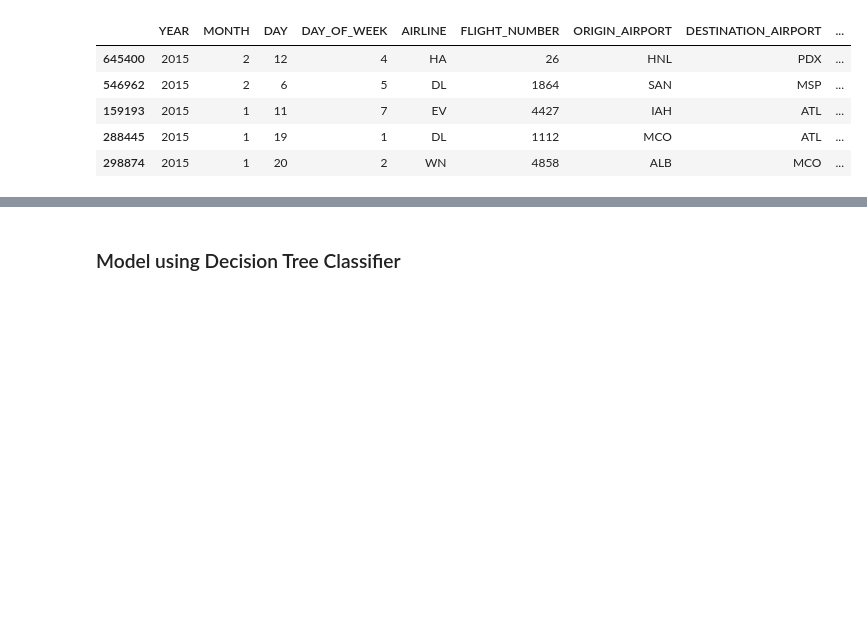
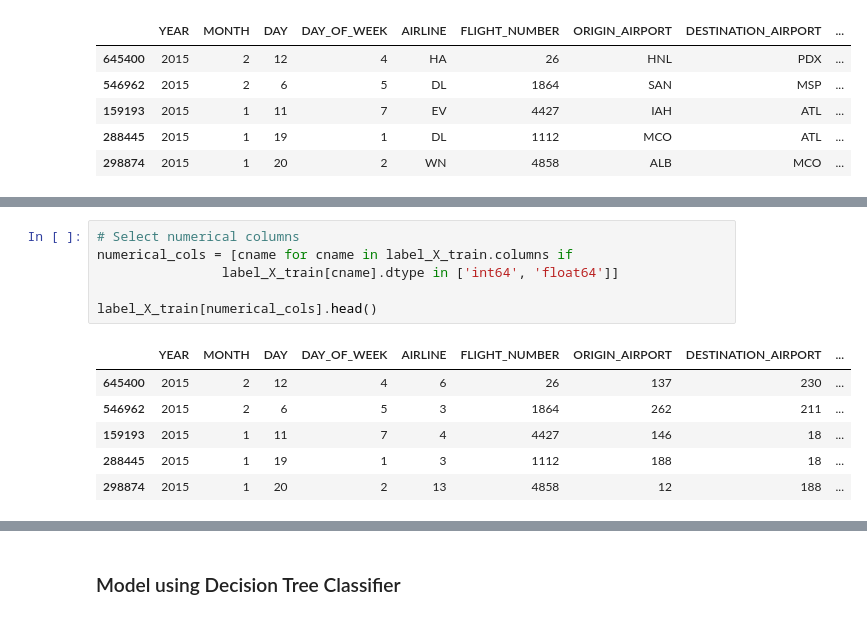
Before and after one commit to obeabi/Flight_Cancellation, a Jupyter notebook: Main_DataCleaning.ipynb, the cells around one changed output, grey strips where cells are left out. Saved outputs shown, nothing was run; the diff lists cells and outputs as text; blank space fills up the shorter version.

```diff
--- a/Main_DataCleaning.ipynb
+++ b/Main_DataCleaning.ipynb
@@ -377 +416,14 @@ label_X_test.head()
+# %%
+# Select numerical columns
+numerical_cols = [cname for cname in label_X_train.columns if
+                label_X_train[cname].dtype in ['int64', 'float64']]
+
+label_X_train[numerical_cols].head()
+# %% [output]
+|  | YEAR | MONTH | DAY | DAY_OF_WEEK | AIRLINE | FLIGHT_NUMBER | ORIGIN_AIRPORT | DESTINATION_AIRPORT | ... |
+| 645400 | 2015 | 2 | 12 | 4 | 6 | 26 | 137 | 230 | ... |
+| 546962 | 2015 | 2 | 6 | 5 | 3 | 1864 | 262 | 211 | ... |
+| 159193 | 2015 | 1 | 11 | 7 | 4 | 4427 | 146 | 18 | ... |
+| 288445 | 2015 | 1 | 19 | 1 | 3 | 1112 | 188 | 18 | ... |
+| 298874 | 2015 | 1 | 20 | 2 | 13 | 4858 | 12 | 188 | ... |
 # %%
```
Also changed, not shown: parts of 7 cells of this notebook.
